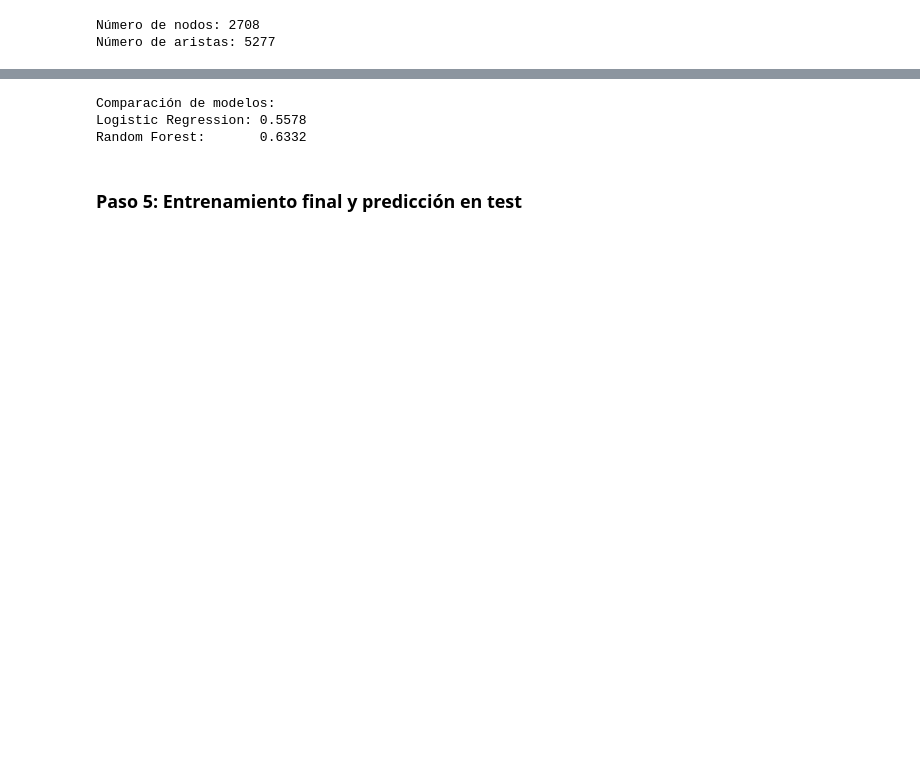
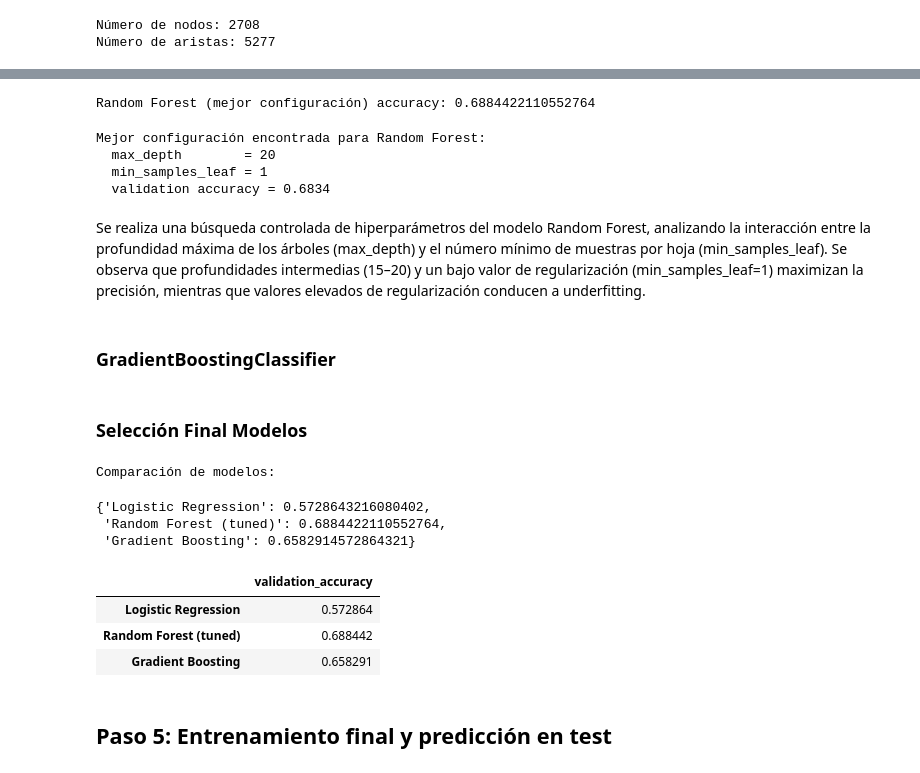
Before and after one commit to franchi2412/RedesComplejasPEC5, a Jupyter notebook: PEC5_Francisco_Castro_Garcia_[sencillo].ipynb, the cells around one changed output, grey strips where cells are left out. Cells and saved outputs as stored; diff of their text form; code cells hidden in the pictures; blank space fills up the shorter version.

```diff
--- a/PEC5.ipynb
+++ b/PEC5_Francisco_Castro_Garcia_[sencillo].ipynb
@@ -325,0 +358,19 @@ Random Forest accuracy: 0.6332
+# %%
+# Random Forest con la mejor configuración encontrada
+rf_best = RandomForestClassifier(
+    n_estimators=400,
+    max_depth=best_params["max_depth"],
+    min_samples_leaf=best_params["min_samples_leaf"],
+    class_weight="balanced",
+    random_state=42,
+    n_jobs=-1
+)
+
+rf_best.fit(X_train, y_train)
+
+y_val_pred_rf = rf_best.predict(X_val)
+acc_rf = accuracy_score(y_val, y_val_pred_rf)
+
+print("Random Forest (mejor configuración) accuracy:", acc_rf)
+# %% [output]
+Random Forest (mejor configuración) accuracy: 0.6884422110552764
@@ -326,8 +386,54 @@ Random Forest accuracy: 0.6332
+# %%
+print("Mejor configuración encontrada para Random Forest:")
+print(f"  max_depth        = {best_params['max_depth']}")
+print(f"  min_samples_leaf = {best_params['min_samples_leaf']}")
+print(f"  validation accuracy = {best_accuracy:.4f}")
+# %% [output]
+Mejor configuración encontrada para Random Forest:
+  max_depth        = 20
+  min_samples_leaf = 1
+  validation accuracy = 0.6834
+# %% [markdown]
+Se realiza una búsqueda controlada de hiperparámetros del modelo Random Forest, analizando la interacción entre la profundidad máxima de los árboles (max_depth) y el número mínimo de muestras por hoja (min_samples_leaf).
+Se observa que profundidades intermedias (15–20) y un bajo valor de regularización (min_samples_leaf=1) maximizan la precisión, mientras que valores elevados de regularización conducen a underfitting.
+# %% [markdown]
+### GradientBoostingClassifier
+# %%
+
+
+gb = GradientBoostingClassifier(
+    n_estimators=200,
+    learning_rate=0.05,
+    max_depth=3,
+    random_state=42
+)
+
+gb.fit(X_train, y_train)
+acc_gbc=accuracy_score(y_val, gb.predict(X_val))
+# %% [markdown]
+### Selección Final Modelos
 # %%
 print("Comparación de modelos:")
-print(f"Logistic Regression: {acc_lr:.4f}")
-print(f"Random Forest:       {acc_rf:.4f}")
+analysis_results = {
+    "Logistic Regression": acc_lr,
+    "Random Forest (tuned)": acc_rf,
+    "Gradient Boosting": acc_gbc
+}
+
+analysis_results
 # %% [output]
 Comparación de modelos:
-Logistic Regression: 0.5578
-Random Forest:       0.6332
+{'Logistic Regression': 0.5728643216080402,
+ 'Random Forest (tuned)': 0.6884422110552764,
+ 'Gradient Boosting': 0.6582914572864321}
+# %%
+pd.DataFrame.from_dict(
+    analysis_results,
+    orient="index",
+    columns=["validation_accuracy"]
+)
+# %% [output]
+|  | validation_accuracy |
+| Logistic Regression | 0.572864 |
+| Random Forest (tuned) | 0.688442 |
+| Gradient Boosting | 0.658291 |
@@ -334,2 +444,2 @@ Random Forest:       0.6332
 # %% [markdown]
-### Paso 5: Entrenamiento final y predicción en test
+## Paso 5: Entrenamiento final y predicción en test
```
Also changed, not shown: parts of 35 cells of this notebook, 2 other files.
